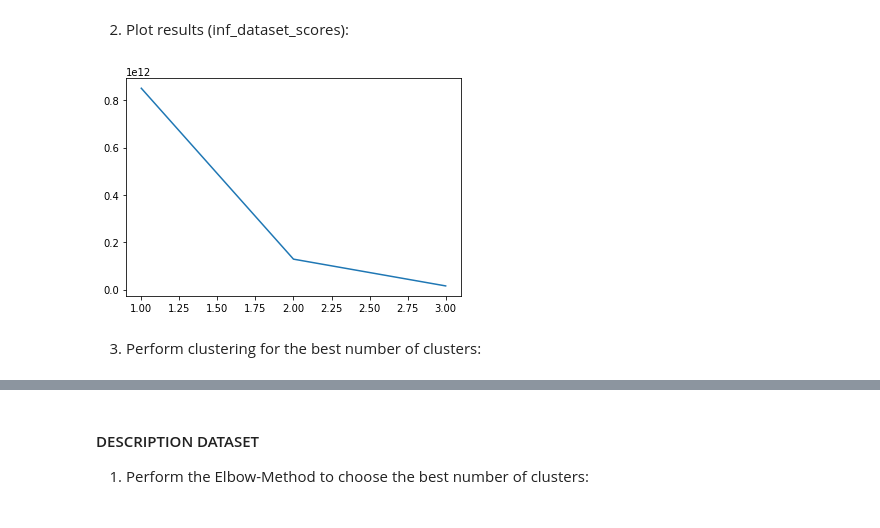
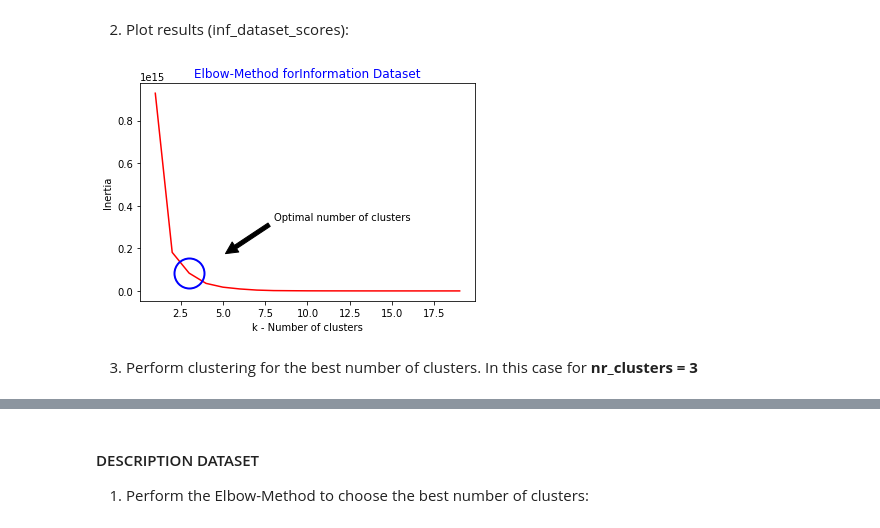
Before and after one commit to AVcodeMaverick7/ADM_HW4_Group_7, a Jupyter notebook: HW_Part1.ipynb, the cells around one changed output, grey strips where cells are left out. Cells and saved outputs as stored; diff of their text form; code cells hidden in the pictures.

```diff
--- a/HW_Part1.ipynb
+++ b/HW_Part1.ipynb
@@ -14,11 +14,20 @@ from bs4 import BeautifulSoup
 import re
 import csv
 import pandas as pd
+import numpy as np
 
 # for the clustering part:
 from sklearn.cluster import KMeans
 from sklearn import metrics
 import matplotlib.pyplot as plt
+from wordcloud import WordCloud
+
+# set figure size
+plt.rcParams["figure.figsize"] = [16,9]
+
+# for hiding warnings
+import warnings
+warnings.filterwarnings('ignore')
 
 # our external module:
 import collect_data
@@ -182,21 +201,30 @@ In order to choose the optimal number of clusters we used the Elbow-Method.
 # %%
 inf_dataset_scores = {}
-for k in range(1,4):
-    kmeanModel = KMeans(n_clusters=k, max_iter=1000).fit(inf_dataset)
+for k in range(1,20):
+    kmeanModel = KMeans(n_clusters=k, init='k-means++').fit(inf_dataset)
     #inf_dataset['clusters'+str(k)] = kmeanModel.labels_ #TODO: consider saving cluster somewhere
     inf_dataset_scores[k] = kmeanModel.inertia_
 # %% [markdown]
 2) Plot results (inf_dataset_scores):
-# %%
-# TODO: use the code from lab to show arrow for best nr cluster
-f1 = plt.figure()
-f1.xlabel = "k - Number of clusters "  # TODO: Why we do not have titles? titles inside plot func?
-f1.ylabel = "SSE (Inertia)"
-f1.title = "Plot of SSE for kmeans clustering for Information Dataset"
-f1.plot(list(inf_dataset_scores.keys()), list(inf_dataset_scores.values()))
-plt.show()
-# %% [output]
-[figure, removed]
+# %%
+def plot_inertia(dataset_scores, info):
+    x = list(dataset_scores.keys())
+    y = list(dataset_scores.values())
+    fig = plt.figure()
+    plt.plot(x,y, color = "red")
+    plt.plot(x[2], y[2], 'o', ms=30, mec='b', mfc='none', mew=2)
+    plt.annotate('Optimal number of clusters',
+                 xy=(x[2]+2, 2*y[2]), xytext=(x[2]+5, 4*y[2]),
+                 arrowprops = dict(facecolor='black', shrink=0.05))
+    plt.title("Elbow-Method for" + info, color="blue")
+    plt.xlabel("k - Number of clusters")
+    plt.ylabel("Inertia")
+    plt.show()
+    fig.savefig("optimal-clusters-" + info + ".png")
+
+plot_inertia(dataset_scores=inf_dataset_scores, info="Information Dataset")
+# %% [output]
+[figure, added]
 # %% [markdown]
-3) Perform clustering for the best number of clusters:
+3) Perform clustering for the best number of clusters. In this case for **nr_clusters = 3**
 # %%
```
Also changed, not shown: parts of 26 cells of this notebook.
